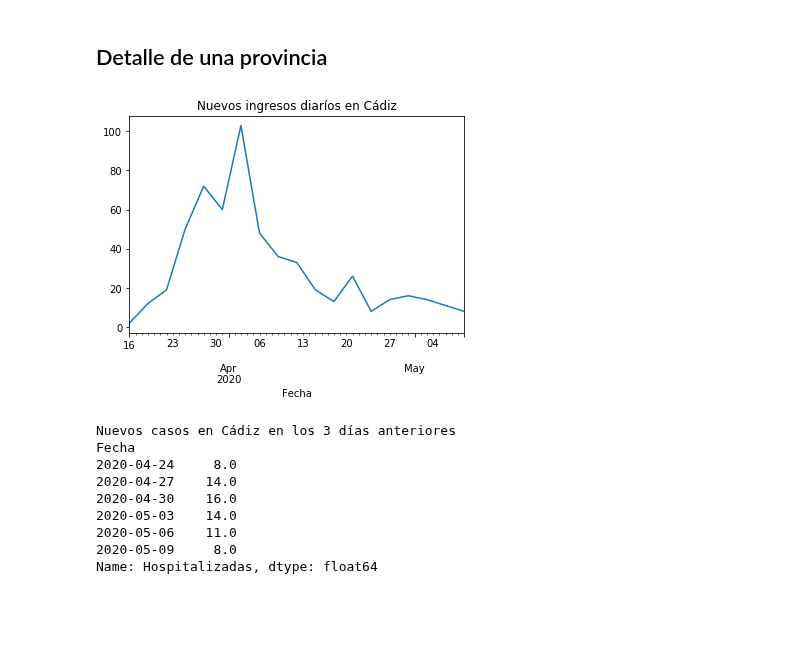
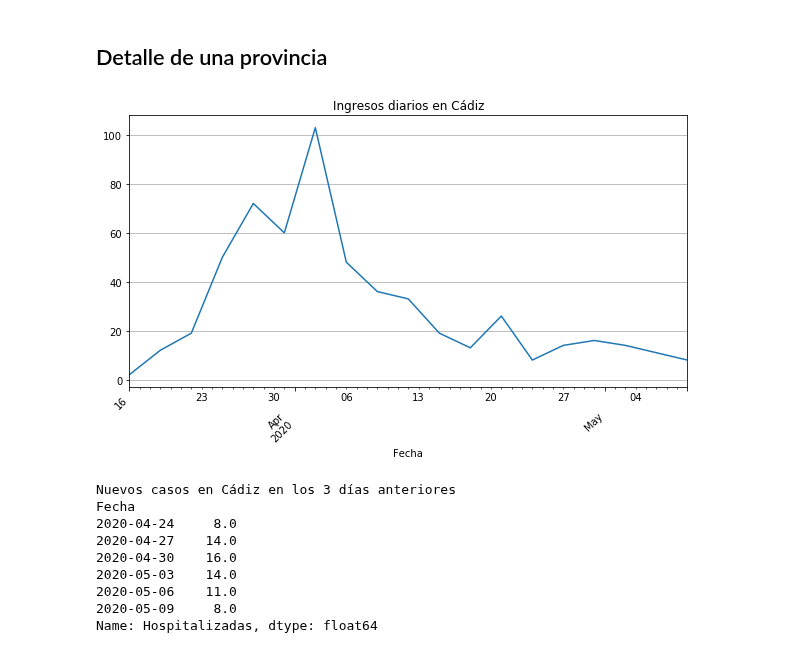
Before and after one commit to kfern/jupyter, a Jupyter notebook: covid19-es-and/growFactor.ipynb, the cells around one changed output. Drawn from its saved outputs; the diff is of its cells as text; code cells hidden in the pictures; blank space fills up the shorter version.

```diff
--- a/covid19-es-and/growFactor.ipynb
+++ b/covid19-es-and/growFactor.ipynb
@@ -99,11 +99,19 @@ dfV0.drop(df['Fecha'].min(), level='Fecha', inplace=True)
 
 # Los negativos ponerlos a 0
 dfV0[slice(None)][dfV0['Nuevos'] < 0] = 0
+
+# Borrar la fila de Total
+dfV0.drop(index='Total', level='Provincia', inplace=True)
 # %%
-dfV0.loc[c_provincia]['Nuevos'].plot(title='Nuevos ingresos diaríos en ' + c_provincia)
+dfV0.loc[c_provincia]['Nuevos'].plot(title='Ingresos diarios en ' + c_provincia, figsize=(10,5)).grid(axis='y')
+plt.xticks(
+    rotation=45,
+    horizontalalignment='right',
+    fontweight='light',
+)
 plt.show()
 # %% [output]
-[figure, old version]
+[figure, new version]
 # %%
 titulo = 'Nuevos casos en ' + c_provincia + ' en los ' + str(c_freq) + ' días anteriores'
 print(titulo)
```
Also changed, not shown: parts of 4 cells of this notebook.
